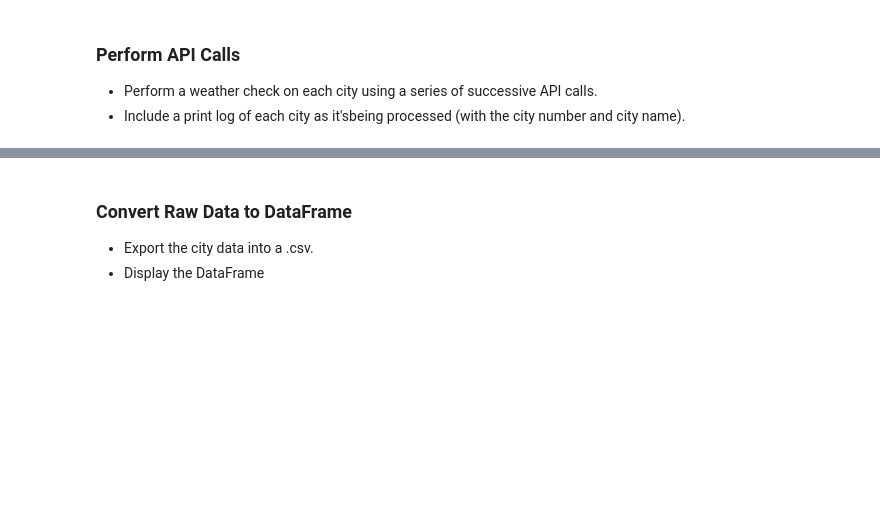
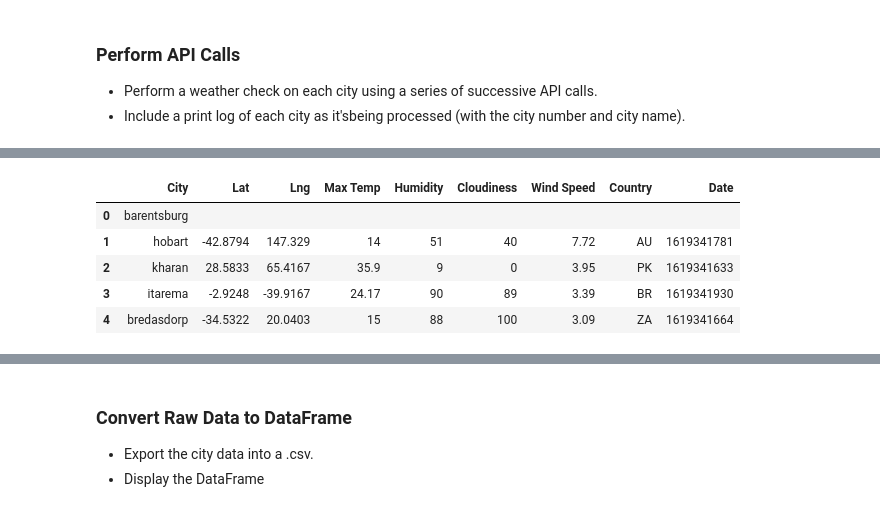
Before and after one commit to sSalvs/python-api-challenge, a Jupyter notebook: WeatherPy/SS_WeatherPy.ipynb, the cells around one changed output, grey strips where cells are left out. Cells and saved outputs as stored; diff of their text form; code cells hidden in the pictures; blank space fills up the shorter version.

```diff
--- a/WeatherPy/SS_WeatherPy.ipynb
+++ b/WeatherPy/SS_WeatherPy.ipynb
@@ -140,2 +159,9 @@ call_api(url)
 # %%
-cities_df
+cities_df.head(5)
+# %% [output]
+|  | City | Lat | Lng | Max Temp | Humidity | Cloudiness | Wind Speed | Country | Date |
+| 0 | barentsburg |  |  |  |  |  |  |  |  |
+| 1 | hobart | -42.8794 | 147.329 | 14 | 51 | 40 | 7.72 | AU | 1619341781 |
+| 2 | kharan | 28.5833 | 65.4167 | 35.9 | 9 | 0 | 3.95 | PK | 1619341633 |
+| 3 | itarema | -2.9248 | -39.9167 | 24.17 | 90 | 89 | 3.39 | BR | 1619341930 |
+| 4 | bredasdorp | -34.5322 | 20.0403 | 15 | 88 | 100 | 3.09 | ZA | 1619341664 |
```
Also changed, not shown: parts of 8 cells of this notebook, 3 other files.
